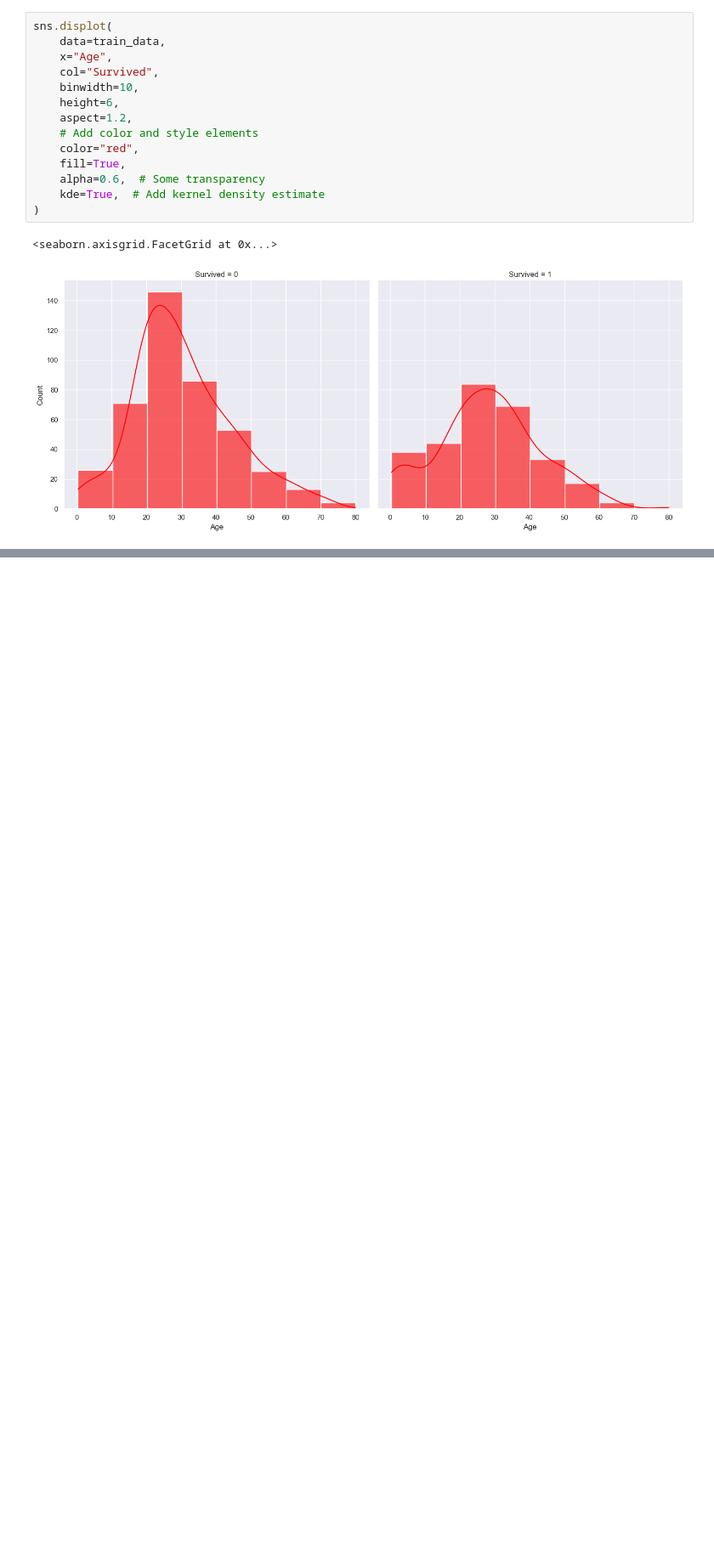
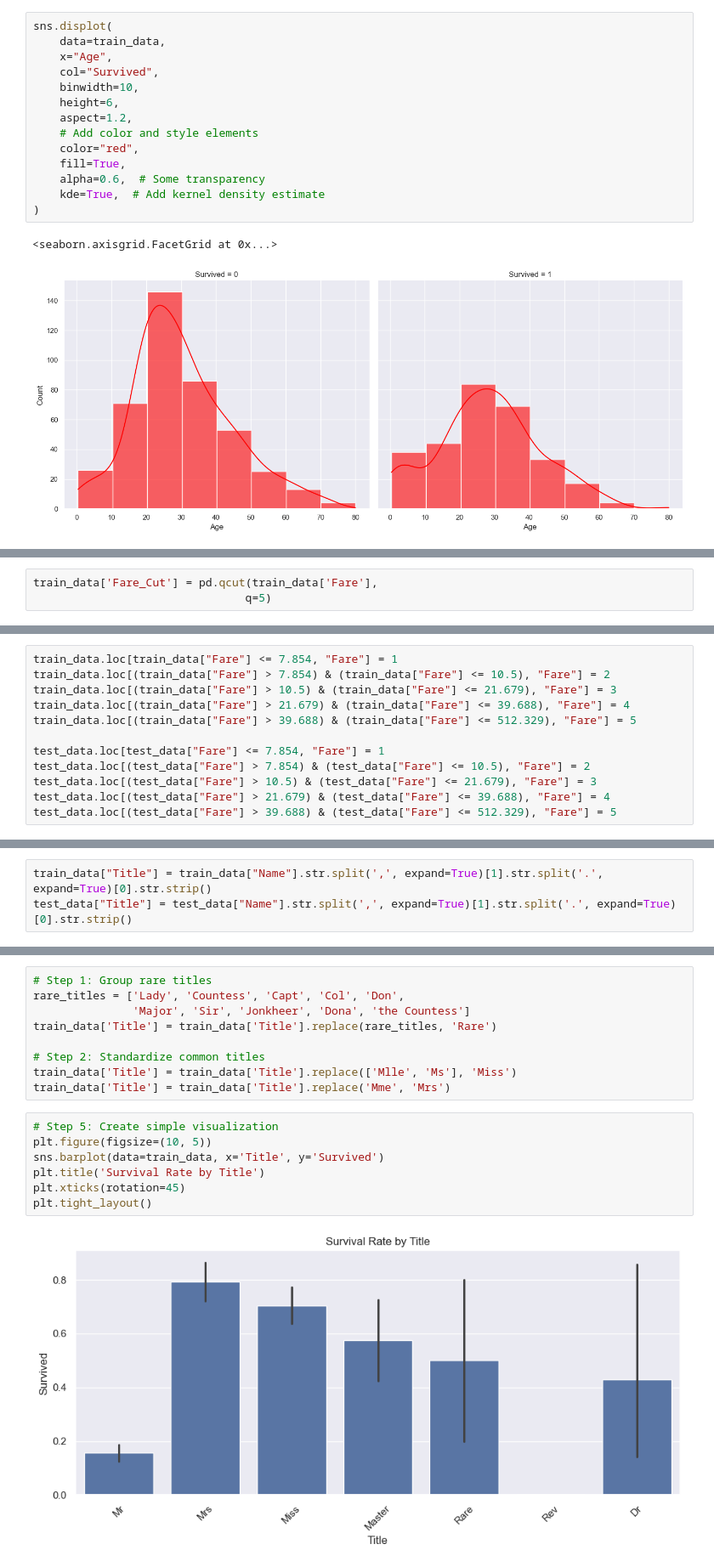
Before and after one commit to SumeyraBayrak/Titanic-Survival-Analysis, a Jupyter notebook: Untitled.ipynb, the cells around one changed output, grey strips where cells are left out. Shown: that part at 85% size. Drawn from its saved outputs; the diff is of its cells as text; blank space fills up the shorter version.

```diff
--- a/Untitled.ipynb
+++ b/Untitled.ipynb
@@ -418,0 +434,3 @@ train_data.head()
+# %%
+train_data['Fare_Cut'] = pd.qcut(train_data['Fare'],
+                                q=5)
@@ -418,0 +453,12 @@ train_data.head()
+# %%
+train_data.loc[train_data["Fare"] <= 7.854, "Fare"] = 1
+train_data.loc[(train_data["Fare"] > 7.854) & (train_data["Fare"] <= 10.5), "Fare"] = 2
+train_data.loc[(train_data["Fare"] > 10.5) & (train_data["Fare"] <= 21.679), "Fare"] = 3
+train_data.loc[(train_data["Fare"] > 21.679) & (train_data["Fare"] <= 39.688), "Fare"] = 4
+train_data.loc[(train_data["Fare"] > 39.688) & (train_data["Fare"] <= 512.329), "Fare"] = 5
+
+test_data.loc[test_data["Fare"] <= 7.854, "Fare"] = 1
+test_data.loc[(test_data["Fare"] > 7.854) & (test_data["Fare"] <= 10.5), "Fare"] = 2
+test_data.loc[(test_data["Fare"] > 10.5) & (test_data["Fare"] <= 21.679), "Fare"] = 3
+test_data.loc[(test_data["Fare"] > 21.679) & (test_data["Fare"] <= 39.688), "Fare"] = 4
+test_data.loc[(test_data["Fare"] > 39.688) & (test_data["Fare"] <= 512.329), "Fare"] = 5
@@ -418,0 +469,3 @@ train_data.head()
+# %%
+train_data["Title"] = train_data["Name"].str.split(',', expand=True)[1].str.split('.', expand=True)[0].str.strip()
+test_data["Title"] = test_data["Name"].str.split(',', expand=True)[1].str.split('.', expand=True)[0].str.strip()
@@ -418,0 +519,18 @@ train_data.head()
+# %%
+# Step 1: Group rare titles
+rare_titles = ['Lady', 'Countess', 'Capt', 'Col', 'Don',
+               'Major', 'Sir', 'Jonkheer', 'Dona', 'the Countess']
+train_data['Title'] = train_data['Title'].replace(rare_titles, 'Rare')
+
+# Step 2: Standardize common titles
+train_data['Title'] = train_data['Title'].replace(['Mlle', 'Ms'], 'Miss')
+train_data['Title'] = train_data['Title'].replace('Mme', 'Mrs')
+# %%
+# Step 5: Create simple visualization
+plt.figure(figsize=(10, 5))
+sns.barplot(data=train_data, x='Title', y='Survived')
+plt.title('Survival Rate by Title')
+plt.xticks(rotation=45)
+plt.tight_layout()
+# %% [output]
+[figure, added]
```
Also changed, not shown: parts of 14 cells of this notebook.
